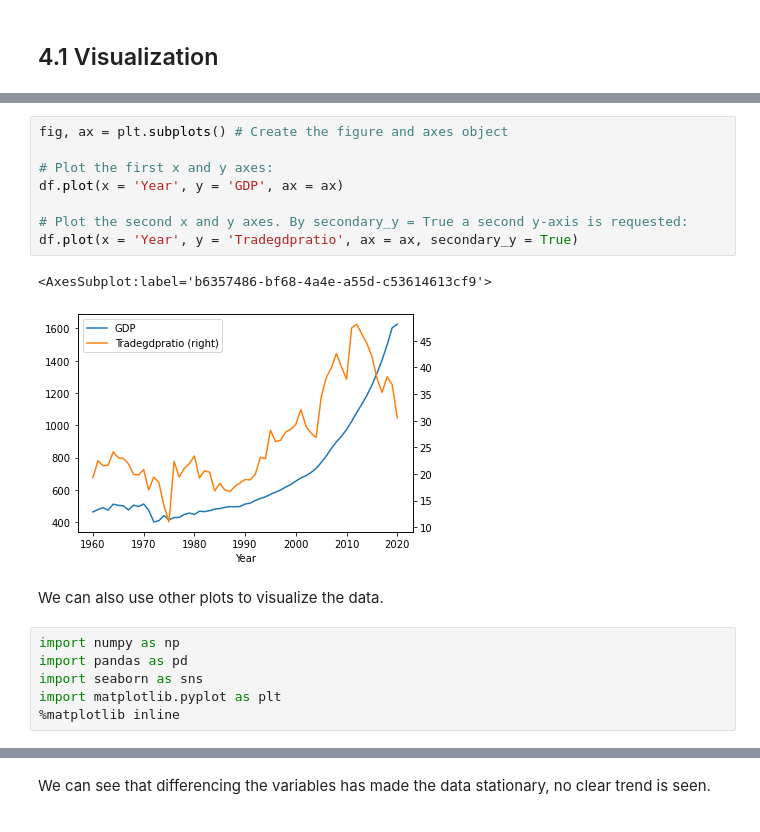
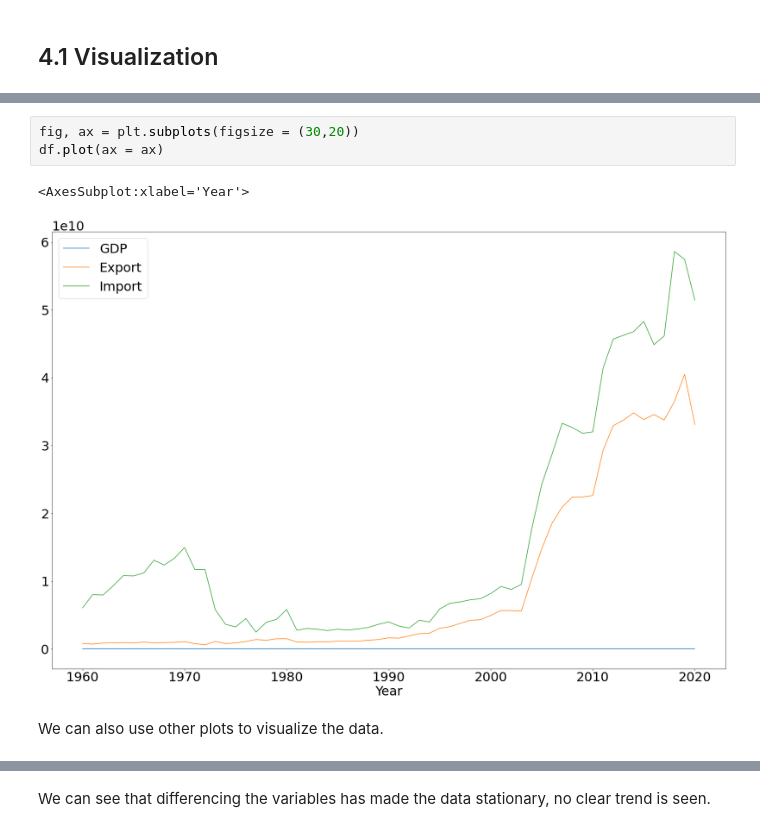
Before and after one commit to ftabassum0614/Projects, a Jupyter notebook: Final Project/Final Paper.ipynb, the cells around one changed output, grey strips where cells are left out. Drawn from its saved outputs; the diff is of its cells as text.

```diff
--- a/Final Project/Final Paper.ipynb
+++ b/Final Project/Final Paper.ipynb
@@ -175,19 +130,8 @@ df.plot(x = 'Year', y = 'Import', ax = ax, secondary_y = True)
-# %%
-fig, ax = plt.subplots() # Create the figure and axes object
-
-# Plot the first x and y axes:
-df.plot(x = 'Year', y = 'GDP', ax = ax)
-
-# Plot the second x and y axes. By secondary_y = True a second y-axis is requested:
-df.plot(x = 'Year', y = 'Tradegdpratio', ax = ax, secondary_y = True)
-# %% [output]
-<AxesSubplot:label='b6357486-bf68-4a4e-a55d-c53614613cf9'>
-[figure, removed]
+# %%
+fig, ax = plt.subplots(figsize = (30,20))
+df.plot(ax = ax)
+# %% [output]
+<AxesSubplot:xlabel='Year'>
+[figure, added]
 # %% [markdown]
 We can also use other plots to visualize the data.
-# %%
-import numpy as np
-import pandas as pd
-import seaborn as sns
-import matplotlib.pyplot as plt
-%matplotlib inline
```
Also changed, not shown: parts of 74 cells of this notebook, 1 other file.
